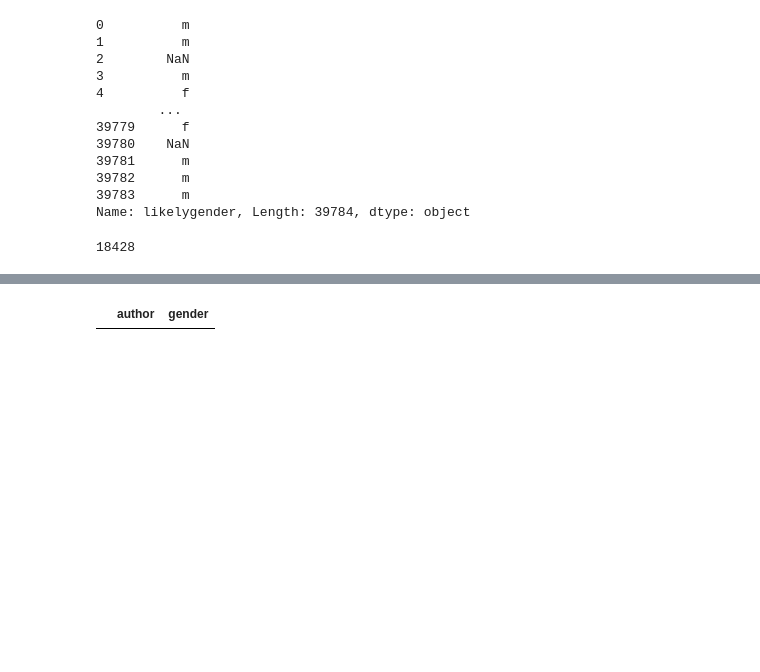
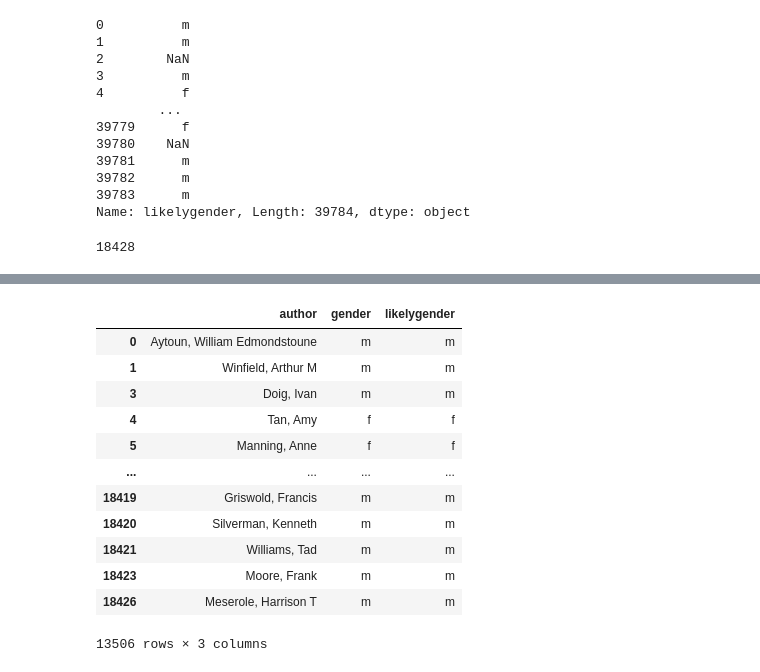
Before and after one commit to rscohen2/gender_novelty_econlit, a Jupyter notebook: fiction/analysis/fiction_get_gender.ipynb, the cells around one changed output, grey strips where cells are left out. Drawn from its saved outputs; the diff is of its cells as text; code cells hidden in the pictures; blank space fills up the shorter version.

```diff
--- a/fiction/analysis/fiction_get_gender.ipynb
+++ b/fiction/analysis/fiction_get_gender.ipynb
@@ -197,3 +199,11 @@ KeyboardInterrupt:
+# %%
+df_meta['likelygender'] = df_meta['likelygender'].astype(str)
+# %%
+df_meta['likelygender'] = df_meta['likelygender'].apply(clean_text)
+# %%
+gender_dict = pd.Series(df_meta['likelygender'].values, index=df_meta['author']).to_dict()
+df_gender['likelygender'] = df_gender['author'].map(gender_dict).fillna('unknown')
+#
 # %%
 df_gender.head()
 # %% [output]
@@ -206,3 +216,5 @@ df_gender.head()
+# %%
+df_gender['gender'] = df_gender['likelygender']
 # %%
 df_gender['gender'].value_counts(dropna=False)
 # %% [output]
@@ -211,8 +228,20 @@ NaN    2773
 Name: count, dtype: int64
 # %%
-df_gender[df_gender['gender'].isin(['female','male'])]
+df_gender[df_gender['gender'].isin(['f','m'])]
 # gender_meta = gender_meta[gender_meta['gender'].isin(['male', 'female'])]
 # %% [output]
-|  | author | gender |
+|  | author | gender | likelygender |
+| 0 | Aytoun, William Edmondstoune | m | m |
+| 1 | Winfield, Arthur M | m | m |
+| 3 | Doig, Ivan | m | m |
+| 4 | Tan, Amy | f | f |
+| 5 | Manning, Anne | f | f |
+| ... | ... | ... | ... |
+| 18419 | Griswold, Francis | m | m |
+| 18420 | Silverman, Kenneth | m | m |
+| 18421 | Williams, Tad | m | m |
+| 18423 | Moore, Frank | m | m |
+| 18426 | Meserole, Harrison T | m | m |
+13506 rows × 3 columns
 # %%
 df_gender.to_csv('df_gender.csv')
```
Also changed, not shown: parts of 6 cells of this notebook, 1 other file.
